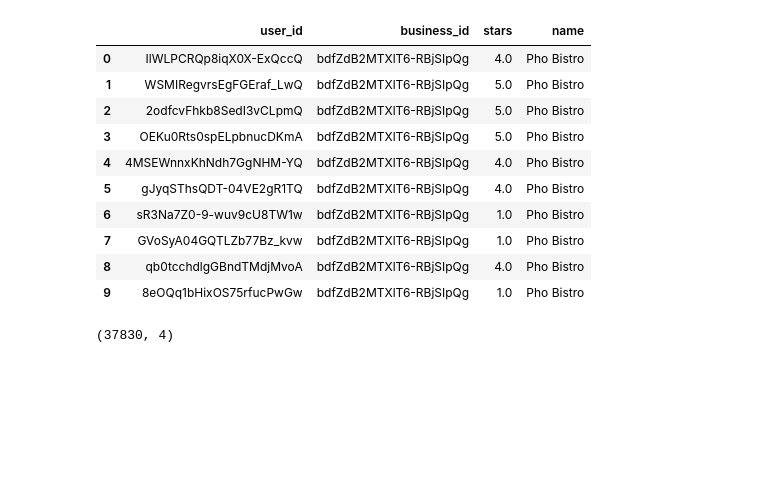
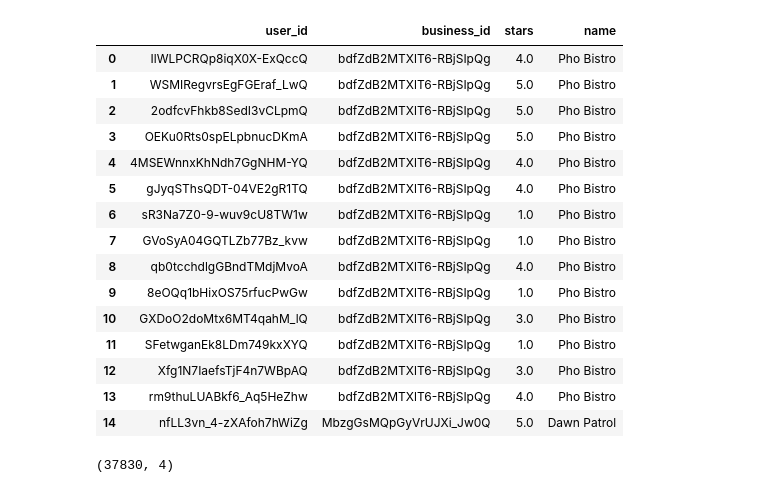
Before and after one commit to ivnlee/proyecto-portafolio, a Jupyter notebook: notebooks/recommender_model.ipynb, the cells around one changed output. Drawn from its saved outputs; the diff is of its cells as text; code cells hidden in the pictures; blank space fills up the shorter version.

```diff
--- a/notebooks/recommender_model.ipynb
+++ b/notebooks/recommender_model.ipynb
@@ -5,19 +5,24 @@ import pandas as pd
 from sklearn.decomposition import TruncatedSVD
 # %%
 df_recsys = pd.read_csv('./../data/sb_restaurants_clean.csv', index_col=0)
-df_recsys.head(10)
+df_recsys.head(15)
 # %% [output]
 |  | user_id | business_id | stars | name |
 | 0 | IlWLPCRQp8iqX0X-ExQccQ | bdfZdB2MTXlT6-RBjSIpQg | 4.0 | Pho Bistro |
 | 1 | WSMIRegvrsEgFGEraf_LwQ | bdfZdB2MTXlT6-RBjSIpQg | 5.0 | Pho Bistro |
 | 2 | 2odfcvFhkb8SedI3vCLpmQ | bdfZdB2MTXlT6-RBjSIpQg | 5.0 | Pho Bistro |
 | 3 | OEKu0Rts0spELpbnucDKmA | bdfZdB2MTXlT6-RBjSIpQg | 5.0 | Pho Bistro |
 | 4 | 4MSEWnnxKhNdh7GgNHM-YQ | bdfZdB2MTXlT6-RBjSIpQg | 4.0 | Pho Bistro |
 | 5 | gJyqSThsQDT-04VE2gR1TQ | bdfZdB2MTXlT6-RBjSIpQg | 4.0 | Pho Bistro |
 | 6 | sR3Na7Z0-9-wuv9cU8TW1w | bdfZdB2MTXlT6-RBjSIpQg | 1.0 | Pho Bistro |
 | 7 | GVoSyA04GQTLZb77Bz_kvw | bdfZdB2MTXlT6-RBjSIpQg | 1.0 | Pho Bistro |
 | 8 | qb0tcchdlgGBndTMdjMvoA | bdfZdB2MTXlT6-RBjSIpQg | 4.0 | Pho Bistro |
 | 9 | 8eOQq1bHixOS75rfucPwGw | bdfZdB2MTXlT6-RBjSIpQg | 1.0 | Pho Bistro |
+| 10 | GXDoO2doMtx6MT4qahM_lQ | bdfZdB2MTXlT6-RBjSIpQg | 3.0 | Pho Bistro |
+| 11 | SFetwganEk8LDm749kxXYQ | bdfZdB2MTXlT6-RBjSIpQg | 1.0 | Pho Bistro |
+| 12 | Xfg1N7IaefsTjF4n7WBpAQ | bdfZdB2MTXlT6-RBjSIpQg | 3.0 | Pho Bistro |
+| 13 | rm9thuLUABkf6_Aq5HeZhw | bdfZdB2MTXlT6-RBjSIpQg | 4.0 | Pho Bistro |
+| 14 | nfLL3vn_4-zXAfoh7hWiZg | MbzgGsMQpGyVrUJXi_Jw0Q | 5.0 | Dawn Patrol |
 # %%
 df_recsys.shape
 # %% [output]
```
Also changed, not shown: parts of 16 cells of this notebook.
